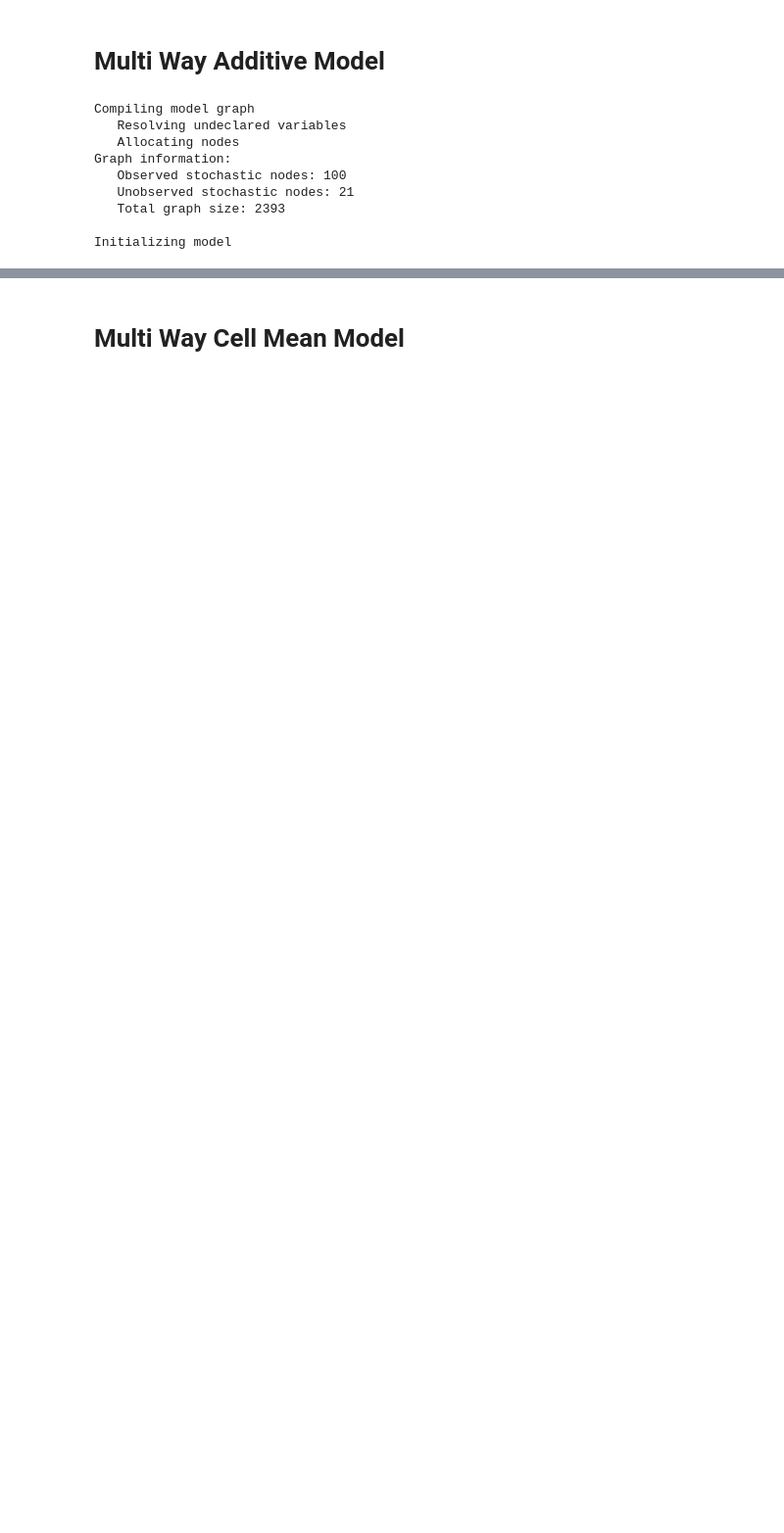
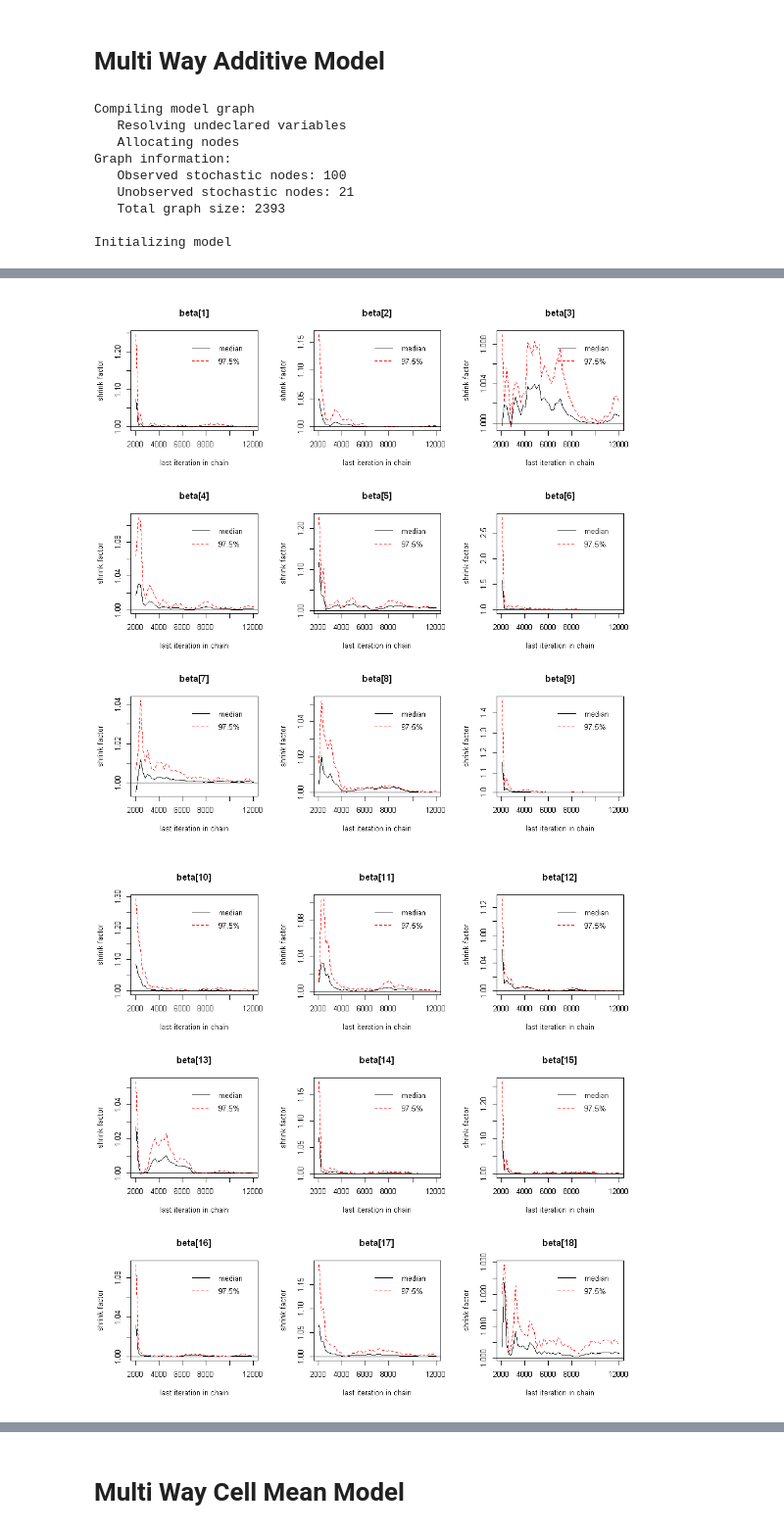
Before and after one commit to itsayushthada/Bayesian-Statistics, a Jupyter notebook: Project-01/02. Bayesian Modelling.ipynb, the cells around one changed output, grey strips where cells are left out. Shown at 98% size. Drawn from its saved outputs; the diff is of its cells as text; code cells hidden in the pictures; blank space fills up the shorter version.

```diff
--- a/Project-01/02. Bayesian Modelling.ipynb
+++ b/Project-01/02. Bayesian Modelling.ipynb
@@ -117,0 +155,5 @@ mod_1_csim = as.mcmc(do.call(rbind, mod_1_sim))
+# %%
+gelman.plot(mod_1_sim)
+# %% [output]
+[figure, added]
+[figure, added]
```
Also changed, not shown: parts of 23 cells of this notebook.
